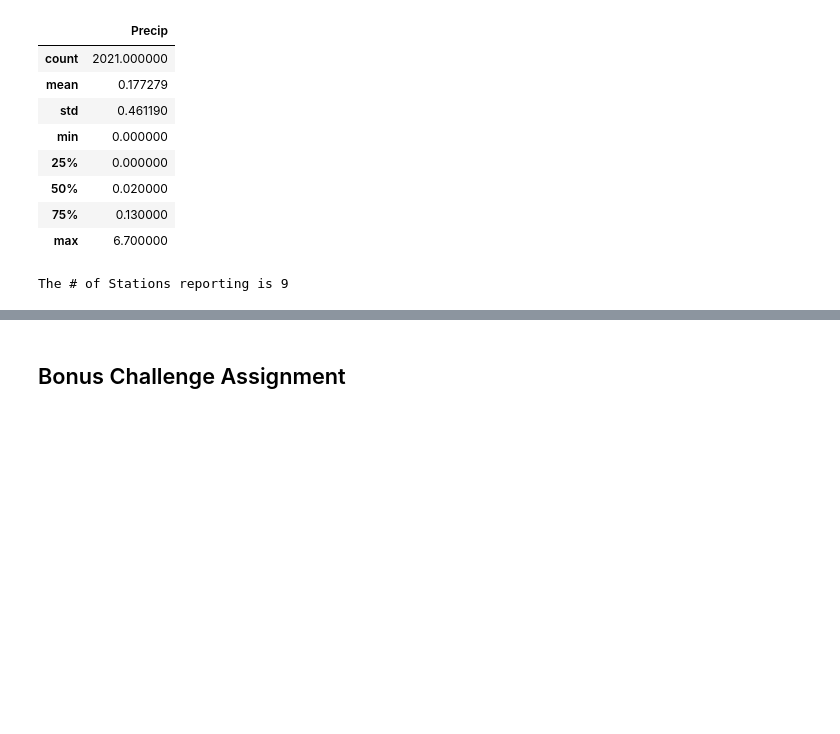
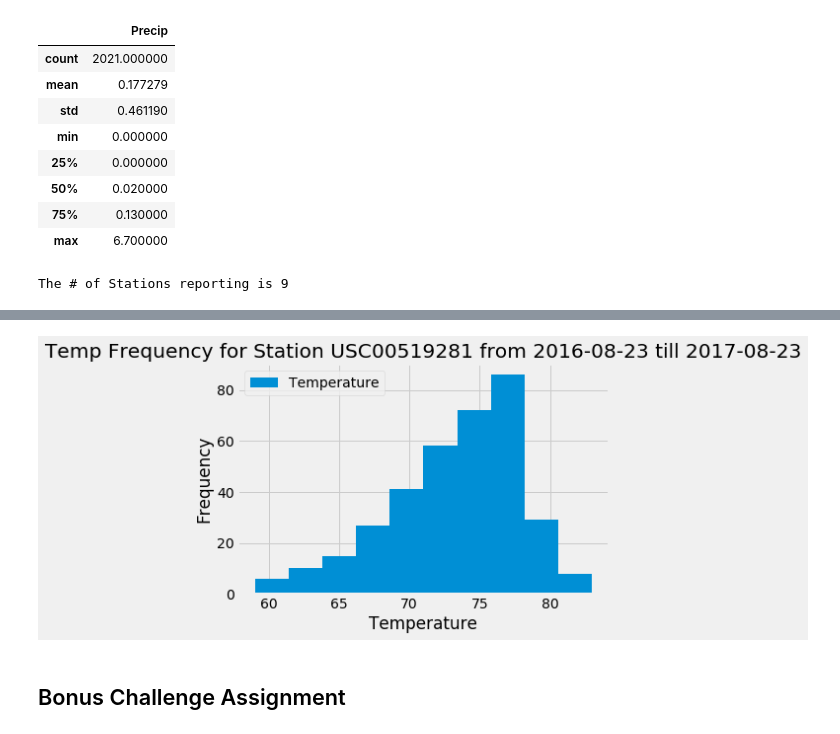
Before and after one commit to Elton-Don/sqlalchemy-challenge, a Jupyter notebook: Climate_starter.ipynb, the cells around one changed output, grey strips where cells are left out. Drawn from its saved outputs; the diff is of its cells as text; code cells hidden in the pictures; blank space fills up the shorter version.

```diff
--- a/Climate_starter.ipynb
+++ b/Climate_starter.ipynb
@@ -164,3 +189,11 @@ print(station_low)
 # %%
 # Choose the station with the highest number of temperature observations.
 # Query the last 12 months of temperature observation data for this station and plot the results as a histogram
+plotdata = session.query(Measurement.date, Measurement.station, Measurement.tobs)\
+             .filter(Measurement.date >= Query_date)\
+             .filter(Measurement.station == 'USC00519281')\
+             .group_by(Measurement.date)\
+             .order_by(Measurement.date)
+
+L12_DF = pd.DataFrame(plotdata,columns=["Date","Station","Temperature"])
+L12_DF.head()
@@ -167,3 +207,12 @@ print(station_low)
+# %%
+L12_DF.plot.hist(by="Temperature",bins=10, title=f'Temp Frequency for Station USC00519281 from {Query_date} till {Last_date}')
+plt.ylabel("Frequency")
+plt.xlabel("Temperature")
+plt.legend=()
+plt.savefig("Resources/Temp_Histogram.png")
+plt.show()
+# %% [output]
+[figure, added]
 # %% [markdown]
 ## Bonus Challenge Assignment
 # %%
```
Also changed, not shown: parts of 6 cells of this notebook, 1 other file.
